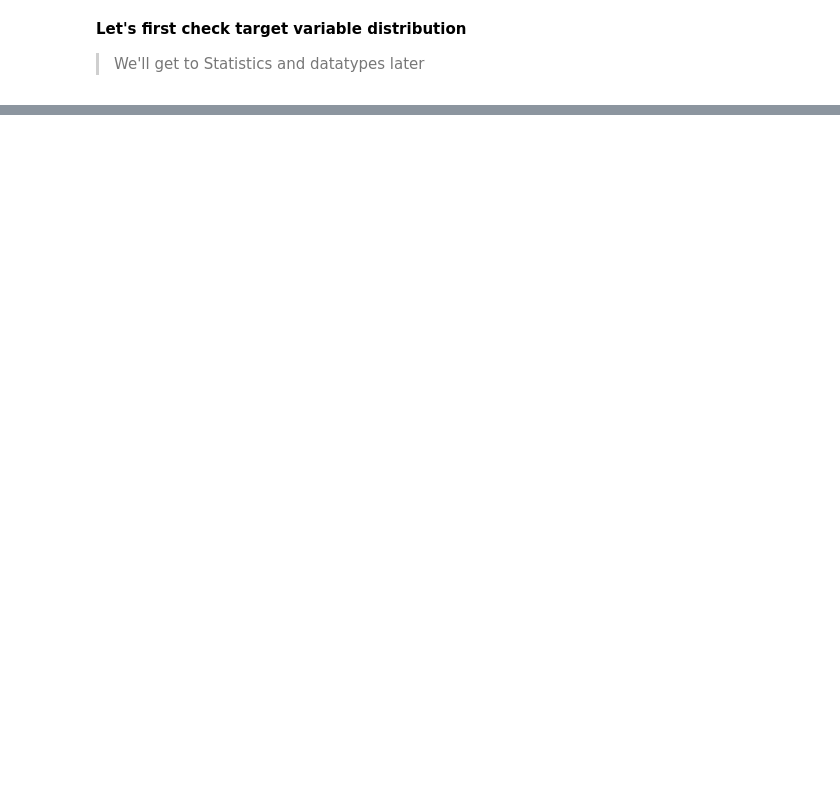
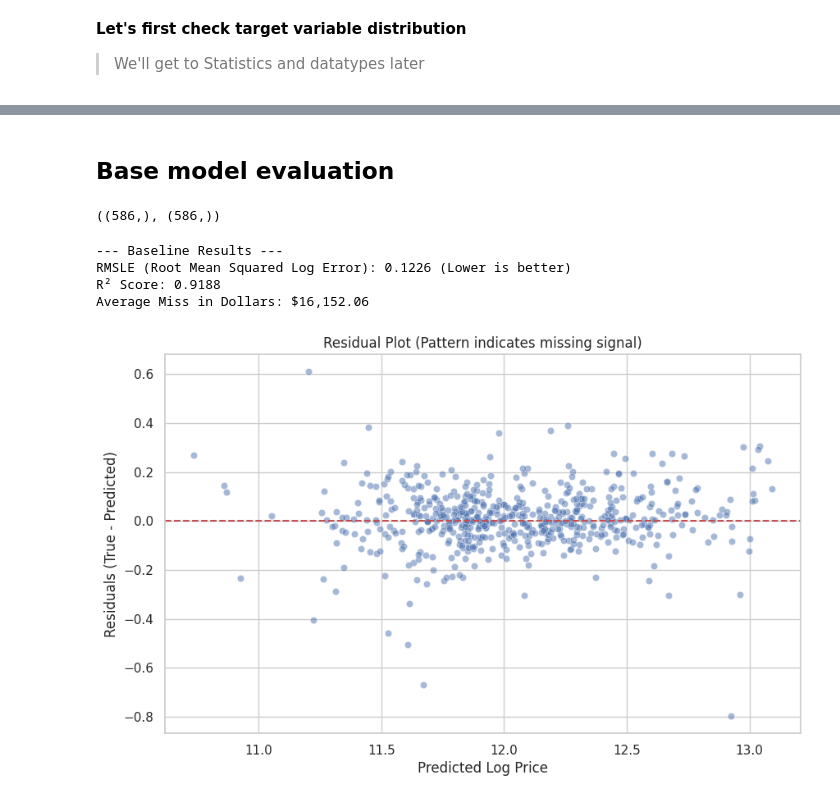
Before and after one commit to Dawood-ML/LEARN-SKLEARN, a Jupyter notebook: AMES_Housing/base.ipynb, the cells around one changed output, grey strips where cells are left out. Cells and saved outputs as stored; diff of their text form; code cells hidden in the pictures; blank space fills up the shorter version.

Commit message:
Completed the notebook  will start on end-to-end.py script tommorow

```diff
--- a/AMES_Housing/base.ipynb
+++ b/AMES_Housing/base.ipynb
@@ -83,0 +185,16 @@ plt.show()
+# %%
+missing = df.isnull().sum()
+missing = missing[missing > 0].sort_values(ascending=False)
+if len(missing) > 0:
+    plt.figure(figsize=(12, 8))
+    sns.barplot(x = missing.values, y=missing.index, palette='viridis')
+    plt.title(f'Missing values {len(missing)} columns with missing data')
+    plt.xlabel('Count of the missing values')
+    plt.show()
+else:
+    print("No missing values found")
+print("Top 10 missing columns : ")
+print(missing.head(10))
+
+print("\nNote : In this dataset, 'Nan' in 'PoolQC' usually means 'No Pool', not missing data.")
+print("We will need to handle this intelligently in the complete notebook.")
@@ -83,0 +385,37 @@ plt.show()
+# %% [markdown]
+## **Base model evaluation**
+# %%
+y_pred.shape, y_test.shape
+# %% [output]
+((586,), (586,))
+# %%
+y_pred = base_model.predict(X_test)
+
+# Convert our SalePrice Column back from log scale to real dollars
+y_test_backed = np.expm1(y_test)
+y_pred_backed = np.expm1(y_pred)
+
+rmse = np.sqrt(mean_squared_error(y_test, y_pred)) # RMSE for log scale (Standard metric for this data)
+r2 = r2_score(y_test, y_pred)
+dollar_mae = np.mean(np.abs(y_test_backed - y_pred_backed))
+
+print("--- Baseline Results ---")
+print(f"RMSLE (Root Mean Squared Log Error): {rmse:.4f} (Lower is better)")
+print(f"R² Score: {r2:.4f}")
+print(f"Average Miss in Dollars: ${dollar_mae:,.2f}")
+
+# Residual plot
+plt.figure(figsize=(10, 6))
+residuals = y_test - y_pred
+sns.scatterplot(x=y_pred, y=residuals, alpha=0.5)
+plt.axhline(y=0, color='r', linestyle='--')
+plt.xlabel('Predicted Log Price')
+plt.ylabel('Residuals (True - Predicted)')
+plt.title('Residual Plot (Pattern indicates missing signal)')
+plt.show()
+# %% [output]
+--- Baseline Results ---
+RMSLE (Root Mean Squared Log Error): 0.1226 (Lower is better)
+R² Score: 0.9188
+Average Miss in Dollars: $16,152.06
+[figure, added]
```
Also changed, not shown: parts of 12 cells of this notebook, 6 other files.
